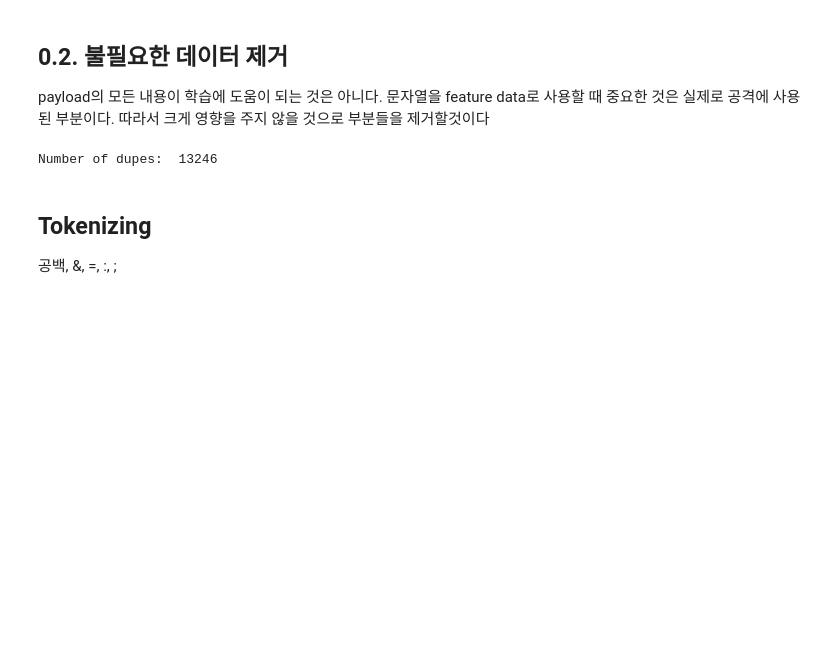
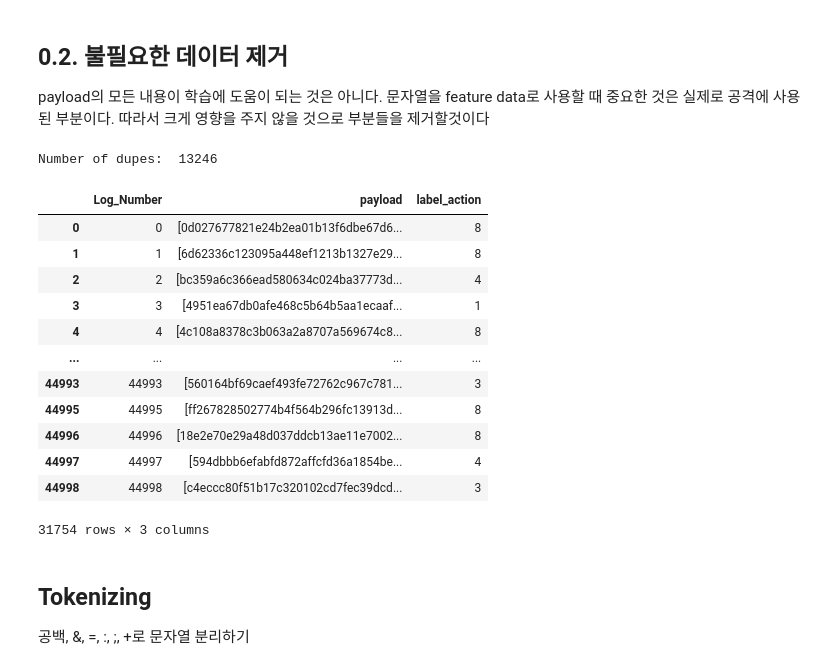
Before and after one commit to teddyyeo/AI_BigData_Challenge, a Jupyter notebook: yayayay.ipynb, the cells around one changed output. Saved outputs shown, nothing was run; the diff lists cells and outputs as text; code cells hidden in the pictures; blank space fills up the shorter version.

Commit message:
added whole hash

```diff
--- a/yayayay.ipynb
+++ b/yayayay.ipynb
@@ -61,8 +61,42 @@ print("Number of dupes: ", cnt)
 Number of dupes:  13246
 # %%
 ldf = ldf.drop_duplicates(subset=['payload'])
+# %%
+from hashlib import sha256
+
+# for payload in ldf.payload:
+#     if (len(payload) == 185):
+#         print(payload)
+new_payload = []
+for payload in ldf.payload:
+    #hashed_payload = []
+    # for field in payload:
+    #     hash = sha256(field.encode())
+    #     hash2 = hash.hexdigest()
+    #     hashed_payload.append(hash2)
+    hash = sha256(payload.encode())
+    hash2 = hash.hexdigest()
+    new_payload.append(hash2)
+
+ldf.payload = new_payload
+# %%
+ldf
+# %% [output]
+|  | Log_Number | payload | label_action |
+| 0 | 0 | [0d027677821e24b2ea01b13f6dbe67d6... | 8 |
+| 1 | 1 | [6d62336c123095a448ef1213b1327e29... | 8 |
+| 2 | 2 | [bc359a6c366ead580634c024ba37773d... | 4 |
+| 3 | 3 | [4951ea67db0afe468c5b64b5aa1ecaaf... | 1 |
+| 4 | 4 | [4c108a8378c3b063a2a8707a569674c8... | 8 |
+| ... | ... | ... | ... |
+| 44993 | 44993 | [560164bf69caef493fe72762c967c781... | 3 |
+| 44995 | 44995 | [ff267828502774b4f564b296fc13913d... | 8 |
+| 44996 | 44996 | [18e2e70e29a48d037ddcb13ae11e7002... | 8 |
+| 44997 | 44997 | [594dbbb6efabfd872affcfd36a1854be... | 4 |
+| 44998 | 44998 | [c4eccc80f51b17c320102cd7fec39dcd... | 3 |
+31754 rows × 3 columns
 # %% [markdown]
 ## Tokenizing
-공백, &, =, :, ;
+공백, &, =, :, ;, +로 문자열 분리하기
 # %%
 
```
Also changed, not shown: parts of 5 cells of this notebook, 1 other file.
